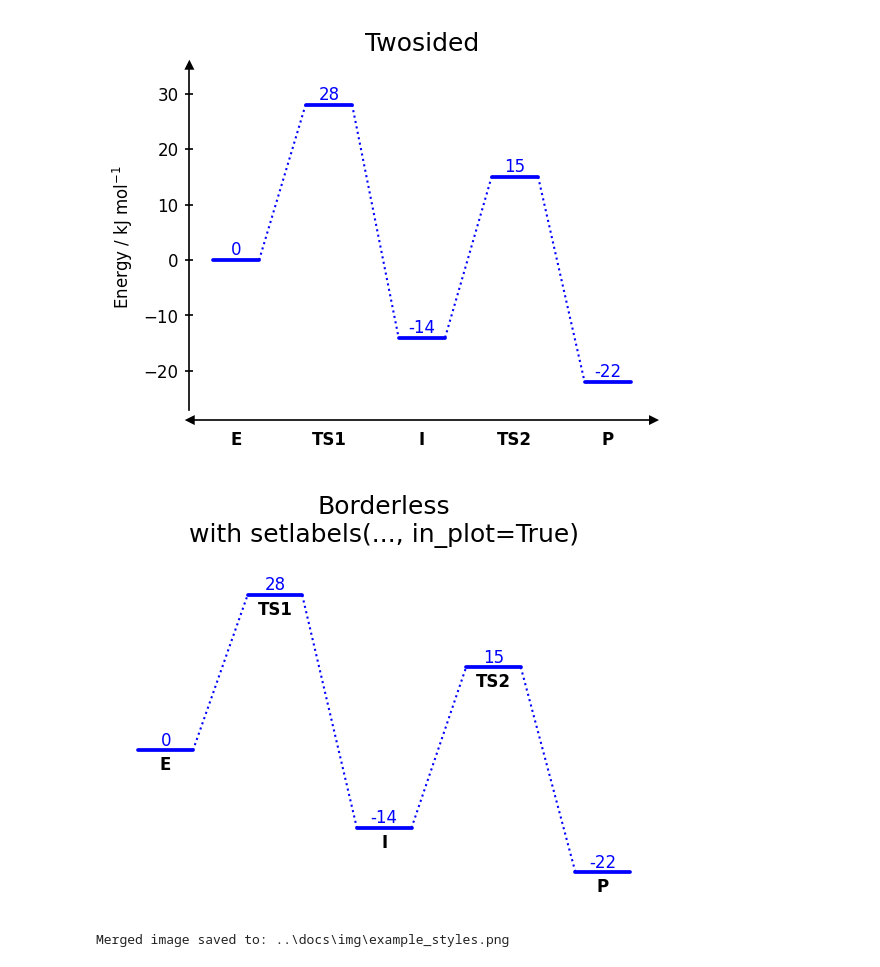
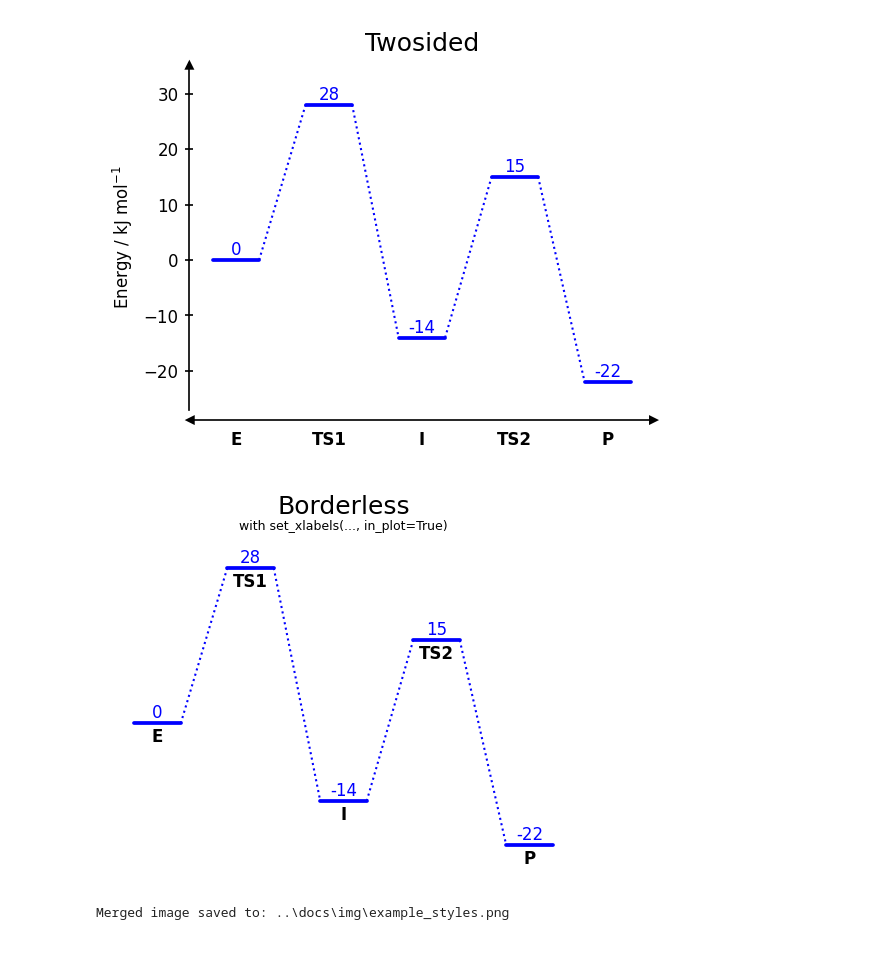
Before and after one commit to Tonner-Zech-Group/chem-diagrams, a Jupyter notebook: examples/test_use.ipynb, the cells around one changed output. Cells and saved outputs as stored; diff of their text form; code cells hidden in the pictures.

```diff
--- a/examples/test_use.ipynb
+++ b/examples/test_use.ipynb
@@ -377,13 +377,15 @@ dia.show()
 # %% [output]
 [figure]
 # %%
-dia = EnergyDiagram(style="borderless", figsize=(4.7,3))
+dia = EnergyDiagram(style="borderless")
 dia.draw_path(x_data=[0,1,2,3,4], y_data=[0,28,-14,15,-22], color="blue")
 dia.add_numbers_auto()
 dia.set_xlabels(["E", "TS1", "I", "TS2", "P"], in_plot=True)
 #dia.ax.set_ylabel("Energy / kJ mol$^{-1}$", fontsize=8)
-dia.ax.set_title("Borderless\nwith setlabels(..., in_plot=True)")
+dia.ax.set_title("Borderless")
+dia.ax.text(0.5, 0.98, "with set_xlabels(..., in_plot=True)",
+             transform=dia.ax.transAxes, fontsize=6, ha='center', va='bottom')
 dia.fig.savefig(os.path.join("..","docs","img","example_styles_V.png"),format="png", bbox_inches="tight")
 dia.show()
 # %% [output]
-[figure, old version]
+[figure, new version]
```
Also changed, not shown: parts of 7 cells of this notebook, 7 other files.
